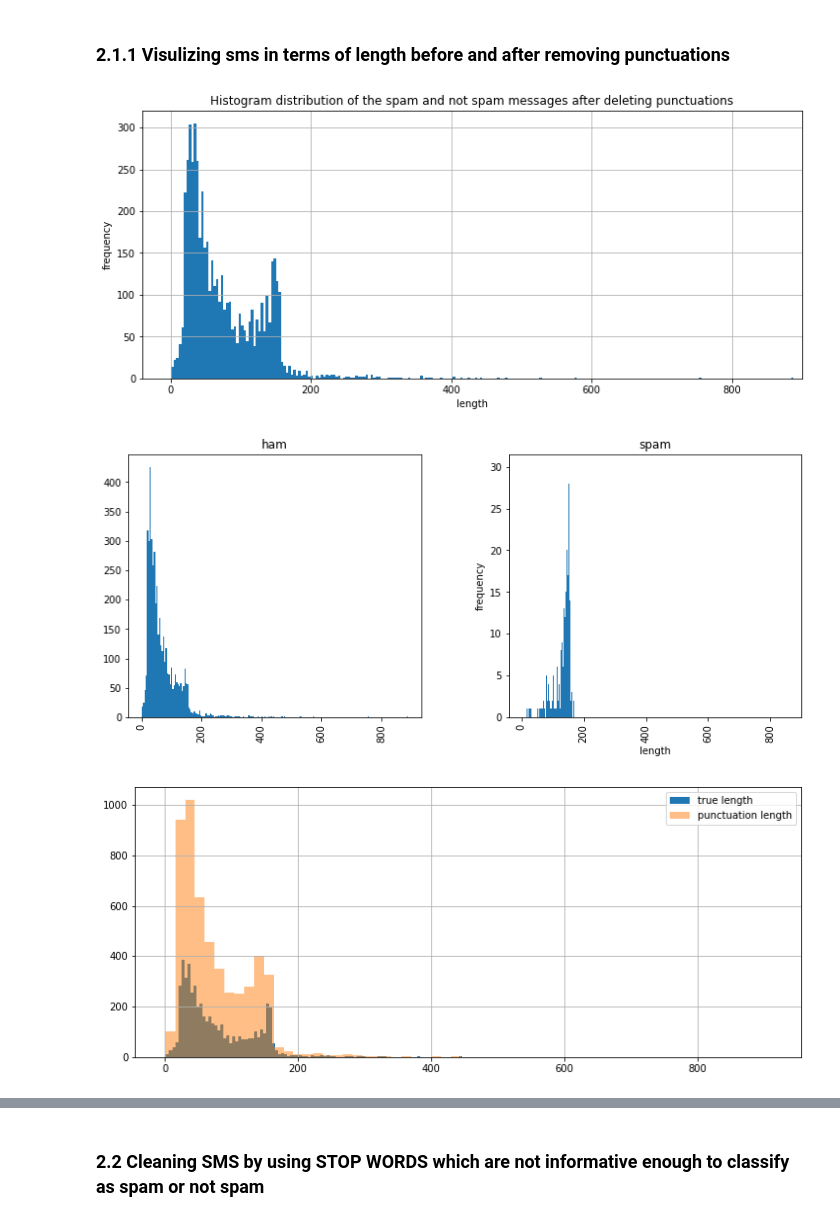
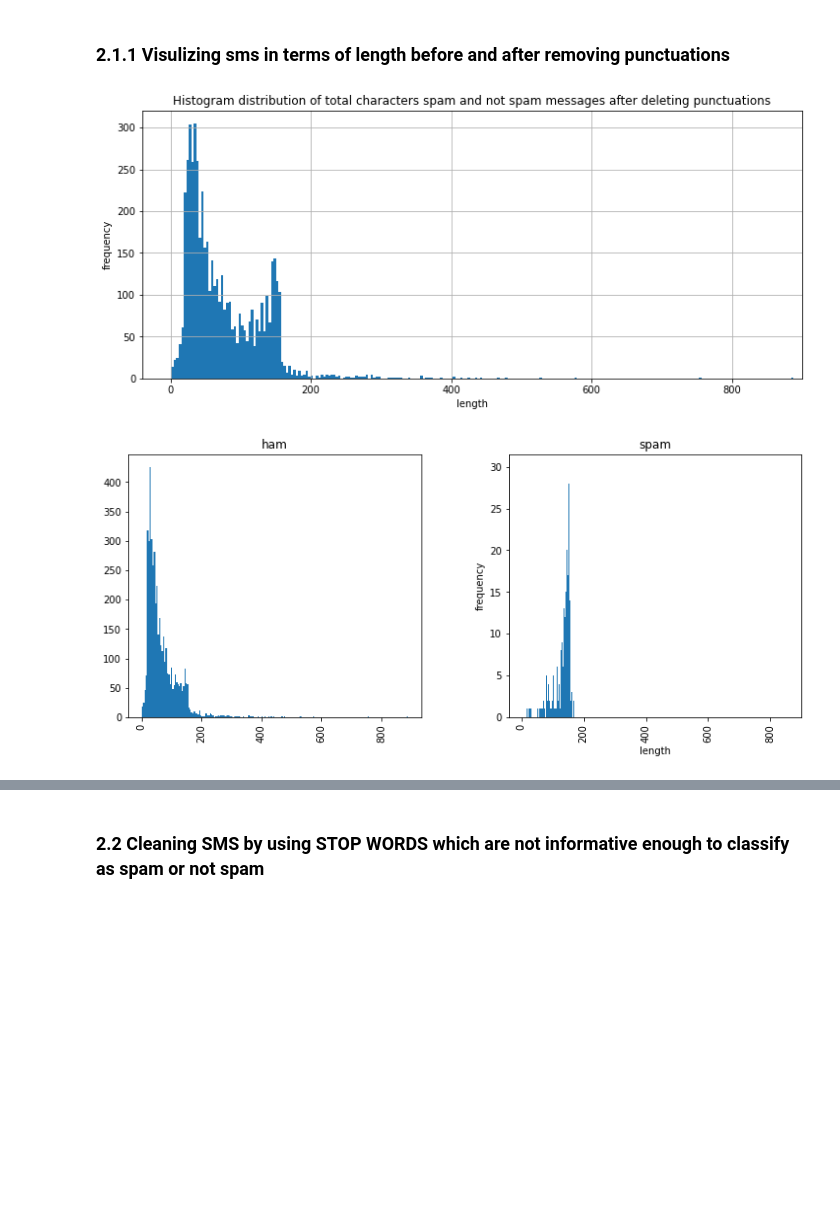
Before and after one commit to santoshapatil/Spam-Classifier, a Jupyter notebook: sms classifier.ipynb, the cells around one changed output, grey strips where cells are left out. Saved outputs shown, nothing was run; the diff lists cells and outputs as text; code cells hidden in the pictures; blank space fills up the shorter version.

```diff
--- a/sms classifier.ipynb
+++ b/sms classifier.ipynb
@@ -97,0 +100,21 @@ from the histogram distribution of both spam and not spam messages we can conclu
+# %%
+# find number of words in the message
+def word_counter(msg):
+    no_words = sum([i.isalpha() for i in msg.split()])
+    return no_words
+# %%
+sms['word count']=sms['message'].apply(word_counter)
+
+
+plt.title('Histogram distribution of number of words in both spam and not spam messages')
+sms['length'].hist(bins=100,figsize=(12,5))
+plt.xlabel('No. of words')
+plt.ylabel('frequency')
+plt.show()
+
+
+
+sms['word count'].hist(by=sms['label'],bins=50,figsize=(12,5))
+plt.xlabel('No. of words')
+plt.ylabel('frequency')
+plt.show()
@@ -141,25 +172,19 @@ List of supported punctuations !"#$%&'()*+,-./:;<=>?@[\]^_`{|}~
 # %% [markdown]
 ### 2.1.1 Visulizing sms in terms of length before and after removing punctuations
 # %%
-plt.title('Histogram distribution of the spam and not spam messages after deleting punctuations')
+plt.title('Histogram distribution of total characters spam and not spam messages after deleting punctuations')
 sms['del_p_length'].hist(bins=250,figsize=(12,5))
 plt.xlim(-40,900)
 plt.xlabel('length')
 plt.ylabel('frequency')
 plt.show()
 
 
 sms['del_p_length'].hist(by=sms['label'],bins=200,figsize=(12,5))
 plt.xlim(-40,900);
 plt.xlabel('length')
 plt.ylabel('frequency')
 plt.show()
-
-sms['length'].hist(bins=200,alpha=1,figsize=(12,5),label='true length')
-sms['del_p_length'].hist(bins=60,alpha=0.5,figsize=(12,5),label='punctuation length')
-plt.legend(loc='upper right')
-plt.show()
 # %% [output]
-[figure, old version]
+[figure, new version]
 [figure]
-[figure, removed]
```
Also changed, not shown: parts of 29 cells of this notebook.
